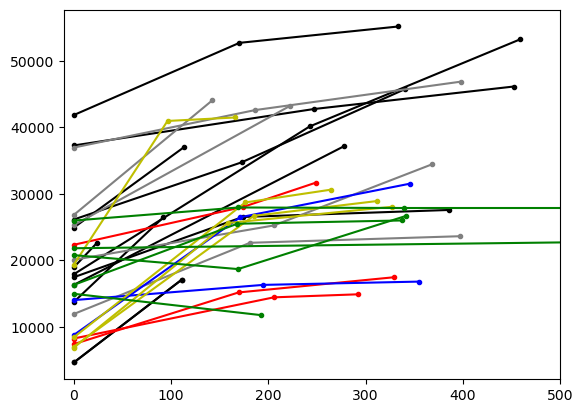
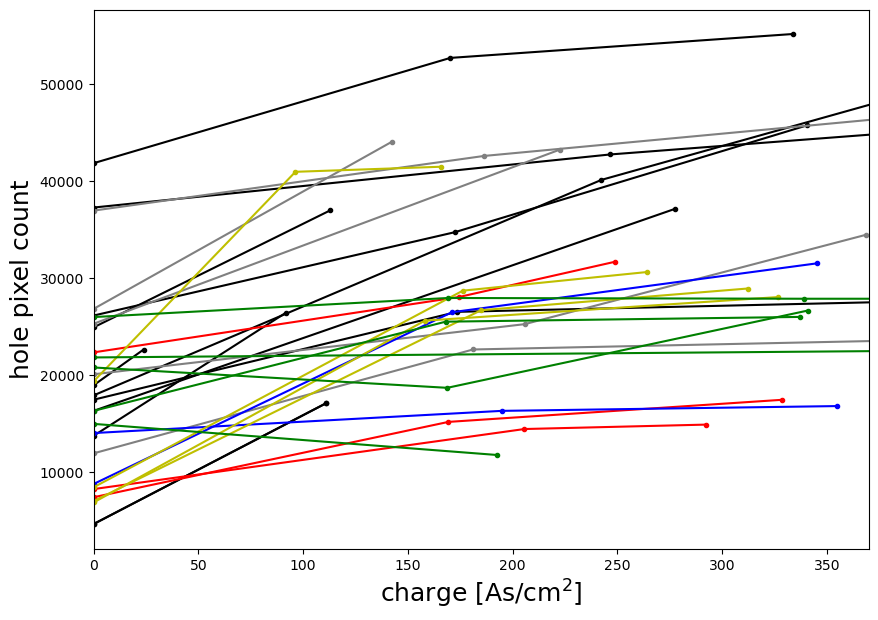
Code edit (unified diff) that turned the first committed figure into the second:
--- before
+++ after
@@ -1,13 +1,17 @@
+plt.figure(figsize=(10,7))
 for i in range(ABZ.shape[0]):
-    plt.plot(ABZ[i,0,:],ABZ[i,1,:], 'k.', linestyle='-')
+    plt.plot(ABZ[i,0,:],ABZ[i,1,:]-ABZ[i,1,0]*0, 'k.', linestyle='-')
 for i in range(C.shape[0]):
-    plt.plot(C[i,0,:],C[i,1,:], '.', color = 'gray', linestyle='-')
+    plt.plot(C[i,0,:],C[i,1,:]-C[i,1,0]*0, '.', color = 'gray', linestyle='-')
 for i in range(D.shape[0]):
-    plt.plot(D[i,0,:],D[i,1,:], 'r.', linestyle='-')
+    plt.plot(D[i,0,:],D[i,1,:]-D[i,1,0]*0, 'r.', linestyle='-')
 for i in range(E.shape[0]):
-    plt.plot(E[i,0,:],E[i,1,:], 'b.', linestyle='-')
+    plt.plot(E[i,0,:],E[i,1,:]-E[i,1,0]*0, 'b.', linestyle='-')
 for i in range(F.shape[0]):
-    plt.plot(F[i,0,:],F[i,1,:], 'y.', linestyle='-')
+    plt.plot(F[i,0,:],F[i,1,:]-F[i,1,0]*0, 'y.', linestyle='-')
 for i in range(G.shape[0]):
-    plt.plot(G[i,0,:],G[i,1,:], 'g.', linestyle='-')
-plt.xlim(-10,500)
+    plt.plot(G[i,0,:],G[i,1,:]-G[i,1,0]*0, 'g.', linestyle='-')
+# plt.legend()
+plt.xlabel('charge [As/cm$^2$]')
+plt.ylabel('hole pixel count')
+plt.xlim(0,370)

Commit: fixed C1 exception